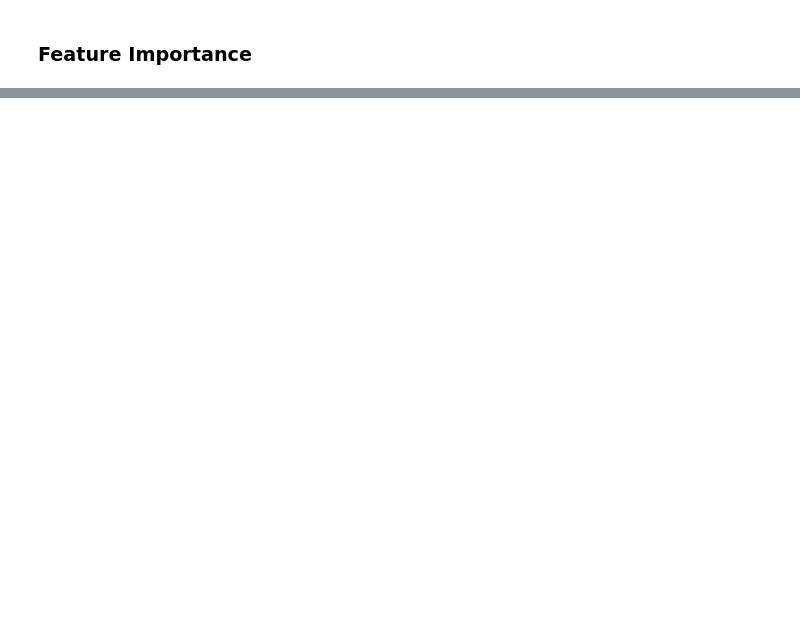
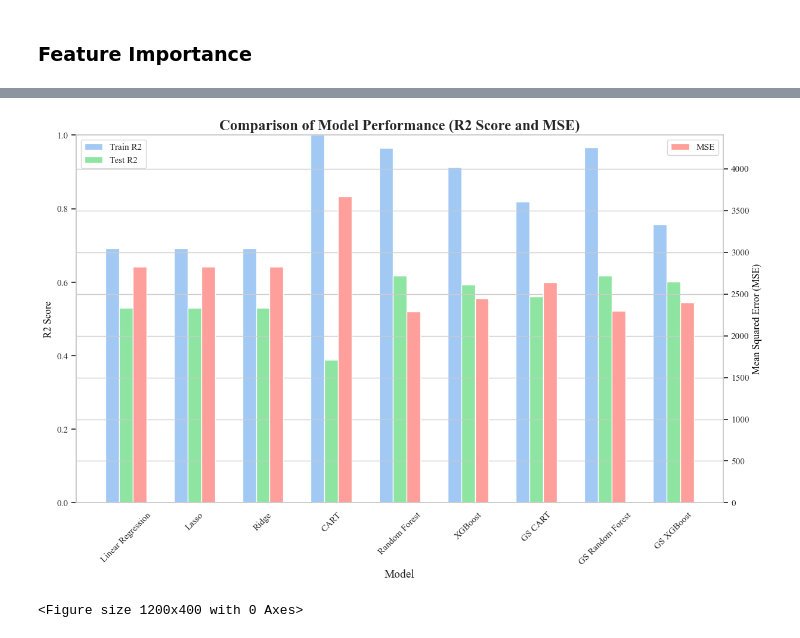
Before and after one commit to martinbog19/ml-engine-maintenance, a Jupyter notebook: Predictive Phase/Models_v1.ipynb, the cells around one changed output, grey strips where cells are left out. Drawn from its saved outputs; the diff is of its cells as text; code cells hidden in the pictures; blank space fills up the shorter version.

```diff
--- a/Predictive Phase/Models_v1.ipynb
+++ b/Predictive Phase/Models_v1.ipynb
@@ -471,0 +605,8 @@ plot_and_save_feature_importances(df_importances_xgb, 'XGBoost Model Feature Imp
+# %%
+# Combined DataFrame
+combined_results = pd.concat([results, results_optimized_gs], ignore_index=True)
+
+# Saving the combined results to a CSV file
+combined_results.to_csv('combined_model_results.csv', index=False)
+
+print(combined_results)
@@ -471,0 +624,61 @@ plot_and_save_feature_importances(df_importances_xgb, 'XGBoost Model Feature Imp
+# %%
+plt.rcParams['font.family'] = 'Times New Roman'
+
+# Setting up the figure and axes
+fig, ax1 = plt.subplots(figsize=(14, 8))
+#plt.figure(figsize=(8, 4))
+plt.grid(False)
+plt.title('Comparison of Model Performance (R2 Score and MSE)', family='Times New Roman', fontsize = 18, weight = 'bold')
+
+# Models
+models = combined_results['Model']
+
+# R2 Scores and MSE
+r2_train = combined_results['R2 Score (Train)']
+r2_test = combined_results['R2 Score (Test)']
+mse = combined_results['MSE']
+
+# Bar width and positions
+bar_width = 0.2
+r1 = np.arange(len(models))
+r2 = [x + bar_width for x in r1]
+r3 = [x + bar_width for x in r2]
+
+# Plotting R2 scores on the left y-axis
+ax1.bar(r1, r2_train, color='b', width=bar_width, label='Train R2')
+ax1.bar(r2, r2_test, color='g', width=bar_width, label='Test R2')
+
+# Setting the y-axis label for R2 scores
+ax1.set_ylabel('R2 Score', color='black')
+ax1.tick_params(axis='y')
+ax1.set_ylim([0, 1])  # Adjust as needed
+ax1.set_xticks([r + bar_width for r in range(len(r1))])
+ax1.set_xticklabels(models)
+plt.xticks(rotation=45)
+ax1.set_xlabel('Model', fontsize = 14)
+
+# # Creating another y-axis for MSE
+ax2 = ax1.twinx()
+
+# Plotting MSE on the right y-axis
+ax2.bar(r3, mse, color='r', width=bar_width, label='MSE')
+
+# Setting the y-axis label for MSE
+ax2.set_ylabel('Mean Squared Error (MSE)', color='black')
+ax2.tick_params(axis='y')
+ax2.set_ylim([0, max(mse) * 1.2])  # Adjust as needed
+
+# Adding legends
+ax1.legend(loc='upper left')
+ax2.legend(loc='upper right')
+
+# Adding a title
+plt.figure(figsize=(12, 4))
+# Save the plot
+plt.savefig('combined_model_performance.png', dpi=300, bbox_inches='tight')
+
+# Show the plot
+plt.show()
+# %% [output]
+[figure, added]
+<Figure size 1200x400 with 0 Axes>
```
Also changed, not shown: parts of 37 cells of this notebook, 19 other files.
